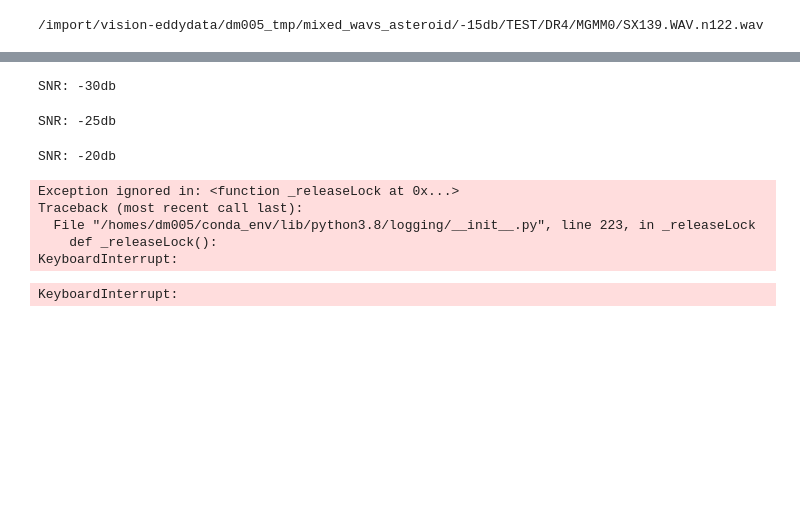
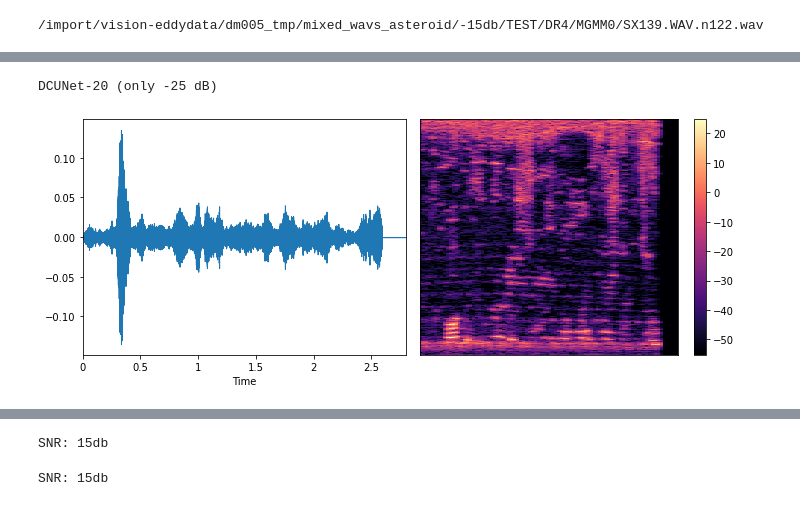
Before and after one commit to flyingleafe/asteroid, a Jupyter notebook: notebooks/evaluation.ipynb, the cells around one changed output, grey strips where cells are left out. Saved outputs shown, nothing was run; the diff lists cells and outputs as text; code cells hidden in the pictures; blank space fills up the shorter version.

```diff
--- a/notebooks/evaluation.ipynb
+++ b/notebooks/evaluation.ipynb
@@ -36,7 +54,8 @@ def show_wav(wav, sr=16000):
 # %%
 TIMIT_CACHE_DIR = '/import/vision-eddydata/dm005_tmp/mixed_wavs_asteroid'
 # %%
-test_snrs = [-30, -25, -20, -15, -10, -5, 0]
+#test_snrs = [-30, -25, -20, -15, -10, -5, 0, 5, 10]
+test_snrs = [15]
 test_sets = {}
 
 i = 0
@@ -44,7 +63,7 @@ for snr in tqdm(test_snrs, 'Load datasets'):
     test_sets[snr] = TimitDataset(
         '../../../datasets/TIMIT', '../../../datasets/noises-test-drones',
         cache_dir=TIMIT_CACHE_DIR, snr=snr, dset_name='test-drones',
-        subset='test', random_seed=68 + i, with_path=True)
+        subset='test', random_seed=77 + i, with_path=True)
     i += 1
 # %%
 from torch import optim
@@ -65,6 +84,8 @@ model3_conf = torch.load('dcunet_20_onecycle_v3.pt')
 model3 = DCUNet.from_pretrained(model3_conf)
 # %%
 unetgan = UNetGAN.load_from_checkpoint('logs/lightning_logs/version_7/checkpoints/epoch=101-step=397528.ckpt')
+# %%
+dcunet20_25 = DCUNet.from_pretrained(torch.load('dcunet20_25db_v1.pt'))
 # %%
 mix, clean, path = test_sets[-15][0]
 # %%
@@ -102,0 +126,6 @@ show_wav(enh_gan)
+# %%
+print('DCUNet-20 (only -25 dB)')
+show_wav(dcunet20_25(mix).flatten())
+# %% [output]
+DCUNet-20 (only -25 dB)
+[figure, added]
@@ -122,21 +152,15 @@ def enhance_test(model, test_sets, model_name):
             os.makedirs(out_path.parent, exist_ok=True)
             sf.write(file=str(out_path), data=enh, samplerate=16000)
 # %%
-#enhance_test(model1, test_sets, "dcunet-16-v2")
+enhance_test(model1, test_sets, "dcunet-16-v2")
+# %% [output]
+SNR: 15db
 # %%
-#enhance_test(model2, test_sets, "dccrn-v2")
+enhance_test(model2, test_sets, "dccrn-v2")
+# %% [output]
+SNR: 15db
 # %%
-enhance_test(model3, test_sets, "dcunet-20-drones-v3")
+#enhance_test(model3, test_sets, "dcunet-20-drones-v3")
-# %% [output]
-SNR: -30db
-SNR: -25db
-SNR: -20db
-Exception ignored in: <function _releaseLock at 0x...>
-Traceback (most recent call last):
-  File "/homes/dm005/conda_env/lib/python3.8/logging/__init__.py", line 223, in _releaseLock
-    def _releaseLock():
-KeyboardInterrupt:
-KeyboardInterrupt:
 # %%
 enhance_test(unetgan, test_sets, "unetgan-v1")
 # %% [output]
```
Also changed, not shown: parts of 14 cells of this notebook, 7 other files.
